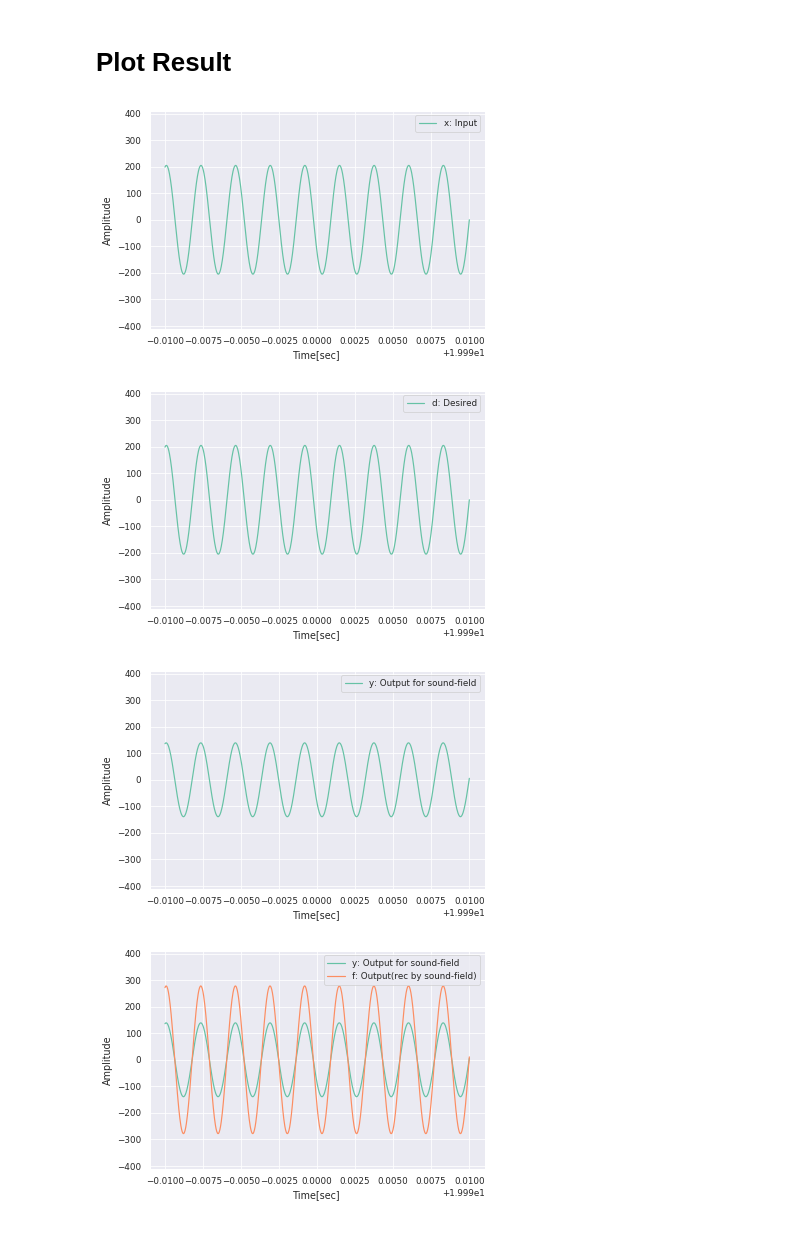
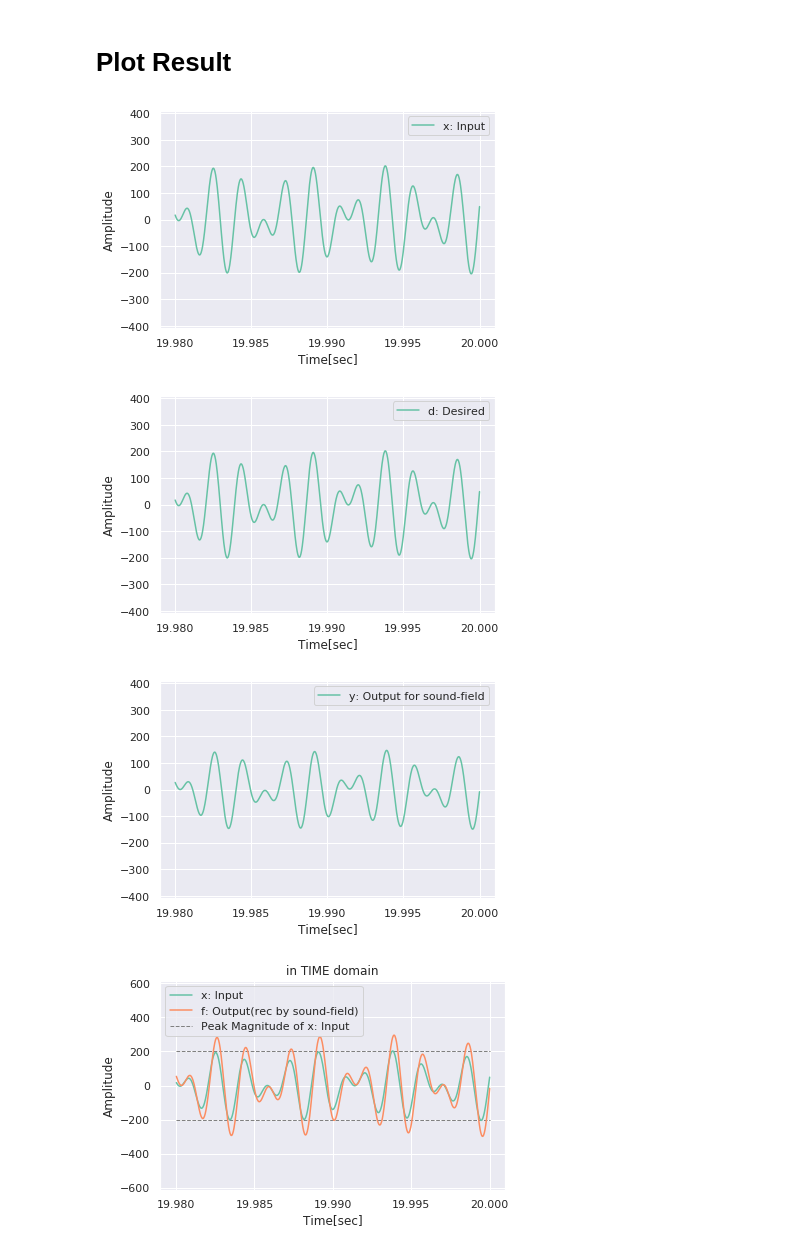
Before and after one commit to borley1211/audapter, a Jupyter notebook: notebooks/test_in_time.ipynb, the cells around one changed output. Cells and saved outputs as stored; diff of their text form; code cells hidden in the pictures.

```diff
--- a/notebooks/test_in_time.ipynb
+++ b/notebooks/test_in_time.ipynb
@@ -11,14 +11,14 @@ from matplotlib import pylab as plt
 import seaborn as sns
 
 sns.set()
-sns.set_context('paper')
+sns.set_context('notebook')
 sns.set_palette('Set2', 2)
 # %% [markdown]
 ## import Virtual Error Source
 # %%
-from pysndfx import AudioEffectsChain
+SOUND_FIELD = lambda x: 2. * x[:]
 
-SOUND_FIELD = lambda x: 2. * x.copy()
+# from pysndfx import AudioEffectsChain
 # AEC = AudioEffectsChain()
 # SOUND_FIELD = AEC.overdrive()
 # %% [markdown]
@@ -57,7 +57,7 @@ t = np.linspace(0, END_OF_TIME, fs*END_OF_TIME, dtype=np.float64)
 # %% [markdown]
 ## Make Arrays for Caching
 # %%
-x_cache = A * np.sin(w_sound * (2 * np.pi * t))
+x_cache = A * (np.sin(w_sound * (2 * np.pi * t)) + np.sin(w_sound * np.sqrt(2.) * (2 * np.pi * t ))) / 2.
 
 d_cache = x_cache[:]
 
@@ -125,36 +125,47 @@ plt.plot(t[-tail:], x_cache[-tail:], label="x: Input")
 plt.xlabel("Time[sec]")
 plt.ylabel("Amplitude")
 plt.ylim([-2.*A, 2.*A])
+plt.xticks(np.arange(t[-tail-1], t[-1], 0.005))
 plt.legend()
-plt.show()
+# plt.show()
+plt.savefig('/mnt/c/Users/kmise/x_time.png', format='png', dpi=400)
 # %% [output]
-[figure, old version]
+[figure, new version]
 # %%
 plt.plot(t[-tail:], d_cache[-tail:], label="d: Desired")
 plt.xlabel("Time[sec]")
 plt.ylabel("Amplitude")
 plt.ylim([-2.*A, 2.*A])
+plt.xticks(np.arange(t[-tail-1], t[-1], 0.005))
 plt.legend()
 plt.show()
+# plt.savefig('/mnt/c/Users/kmise/d_time.png', format='png', dpi=400)
 # %% [output]
-[figure, old version]
+[figure, new version]
 # %%
 plt.plot(t[-tail:], y_cache[-tail:], label="y: Output for sound-field")
 plt.xlabel("Time[sec]")
 plt.ylabel("Amplitude")
 plt.ylim([-2.*A, 2.*A])
+plt.xticks(np.arange(t[-tail-1], t[-1], 0.005))
 plt.legend()
 plt.show()
+# plt.savefig('/mnt/c/Users/kmise/y_time.png', format='png', dpi=400)
 # %% [output]
-[figure, old version]
+[figure, new version]
 # %%
-plt.plot(t[-tail:], y_cache[-tail:], label="y: Output for sound-field")
+plt.plot(t[-tail:], x_cache[-tail:], label="x: Input")
 plt.plot(t[-tail:], f_cache[-tail:], label="f: Output(rec by sound-field)")
+plt.title('in TIME domain')
 plt.xlabel("Time[sec]")
 plt.ylabel("Amplitude")
-plt.ylim([-2.*A, 2.*A])
+plt.ylim([-3.*A, 3.*A])
+plt.xticks(np.arange(t[-tail-1], t[-1], 0.005))
+plt.hlines([-A, A], t[-tail-2], t[-1], ls='--', label='Peak Magnitude of x: Input', colors='gray', linewidth=1.)
 plt.legend()
-plt.show()
+plt.tight_layout()
+# plt.show()
+plt.savefig('/mnt/c/Users/kmise/x_f_time.png', format='png', dpi=400)
 # %% [output]
-[figure, old version]
+[figure, new version]
 # %%
```
Also changed, not shown: parts of 1 cell of this notebook, 4 other files.
